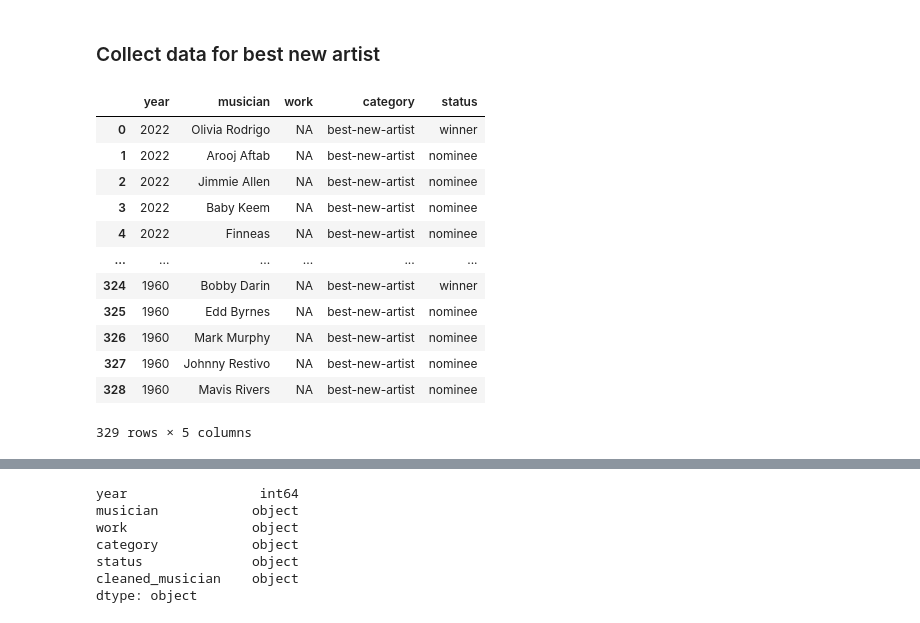
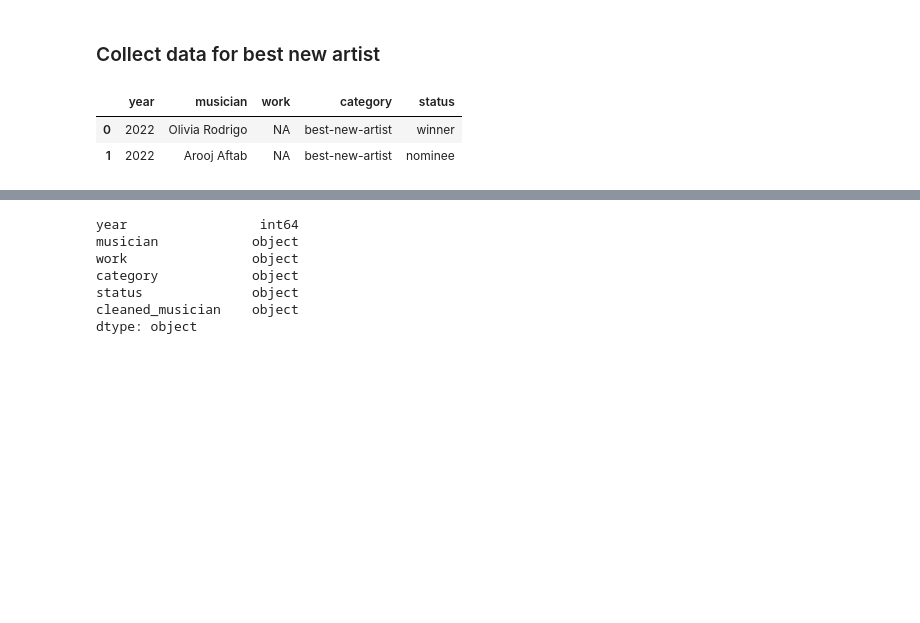
Before and after one commit to CynthiaTuData/grammy-awards, a Jupyter notebook: grammy-step1-scraping.ipynb, the cells around one changed output, grey strips where cells are left out. Saved outputs shown, nothing was run; the diff lists cells and outputs as text; code cells hidden in the pictures; blank space fills up the shorter version.

```diff
--- a/grammy-step1-scraping.ipynb
+++ b/grammy-step1-scraping.ipynb
@@ -108,18 +98,8 @@ for one_year in all_years[3:66]:
         artist_noms.append(one_nom)
 # %%
 second_df = pd.DataFrame.from_dict(artist_noms)
-second_df
+second_df.head(2)
 # %% [output]
 |  | year | musician | work | category | status |
 | 0 | 2022 | Olivia Rodrigo | NA | best-new-artist | winner |
 | 1 | 2022 | Arooj Aftab | NA | best-new-artist | nominee |
-| 2 | 2022 | Jimmie Allen | NA | best-new-artist | nominee |
-| 3 | 2022 | Baby Keem | NA | best-new-artist | nominee |
-| 4 | 2022 | Finneas | NA | best-new-artist | nominee |
-| ... | ... | ... | ... | ... | ... |
-| 324 | 1960 | Bobby Darin | NA | best-new-artist | winner |
-| 325 | 1960 | Edd Byrnes | NA | best-new-artist | nominee |
-| 326 | 1960 | Mark Murphy | NA | best-new-artist | nominee |
-| 327 | 1960 | Johnny Restivo | NA | best-new-artist | nominee |
-| 328 | 1960 | Mavis Rivers | NA | best-new-artist | nominee |
-329 rows × 5 columns
```
Also changed, not shown: parts of 6 cells of this notebook, 1 other file.
